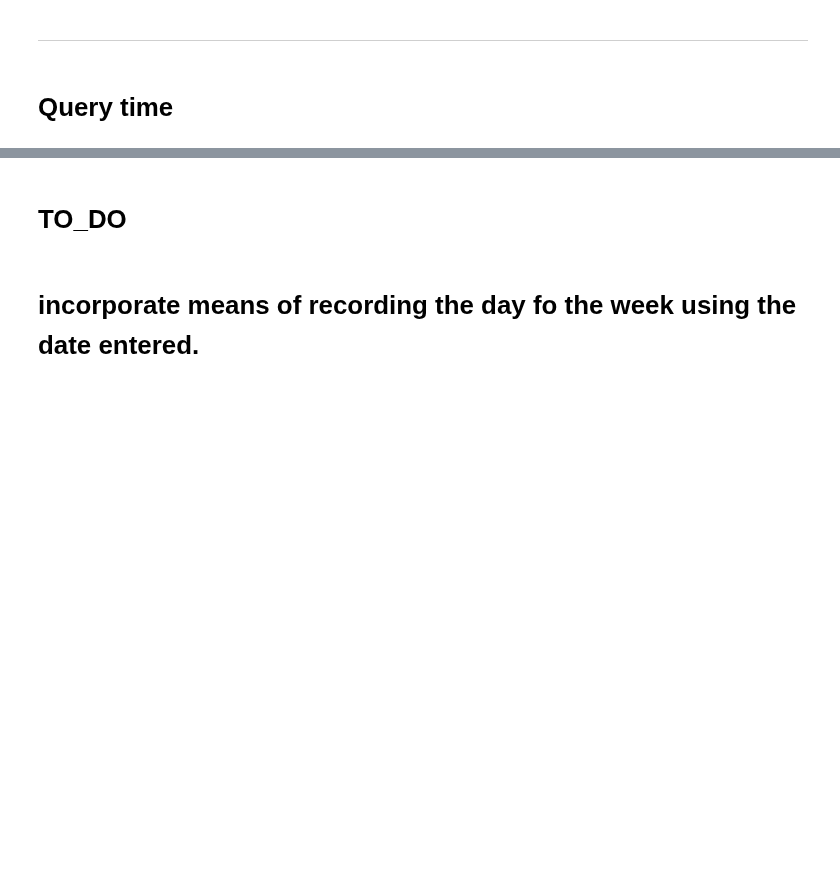
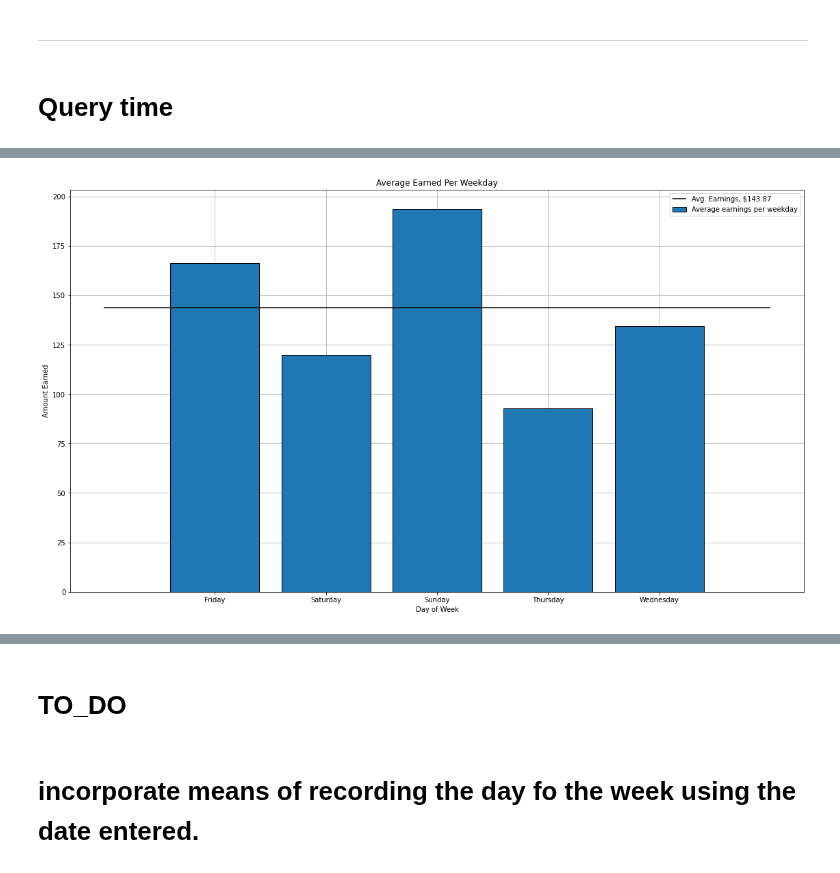
Before and after one commit to HendersonAlec2212/jj_earnings_tracker, a Jupyter notebook: jj_shift_record_and_visualization.ipynb, the cells around one changed output, grey strips where cells are left out. Drawn from its saved outputs; the diff is of its cells as text; code cells hidden in the pictures; blank space fills up the shorter version.

```diff
--- a/jj_shift_record_and_visualization.ipynb
+++ b/jj_shift_record_and_visualization.ipynb
@@ -420,3 +467,44 @@ plot_earnings(dataframe)
+# %%
+# set average earnings
+avg_earnings = round(dataframe['combined_earnings'].mean(),2)
+
+# create figure, make big
+fig = plt.figure(figsize = (19.20,10.80))
+
+# set list of weekdays in dataframe
+day_list = dataframe['weekday'].unique()
+
+# performe dataframe aggregations:
+
+# group by weekday
+avg_per_day_df = dataframe.groupby(by=['weekday']).mean()
+#reset index
+avg_per_day_df = avg_per_day_df.reset_index()
+# drop the 1 shift from tuesday
+avg_per_day_df = avg_per_day_df.drop([4])
+
+#set cariables for graphing
+x = avg_per_day_df['weekday']
+y = avg_per_day_df['combined_earnings']
+
+# plot the amounts earned per weekday
+plt.bar(x,y, edgecolor='k', label='Average earnings per weekday', zorder=3)
+
+# plot the average earned per shift for easy comparison
+plt.hlines(avg_earnings, xmin=-1, xmax=len(x), color='k', label=f'Avg. Earnings, ${avg_earnings}', zorder=3.1)
+
+
+plt.xlabel('Day of Week')
+plt.ylabel('Amount Earned')
+plt.title('Average Earned Per Weekday')
+
+plt.grid()
+
+plt.legend()
+plt.savefig('visualizations/avg_per_weekday.png')
+plt.show()
+# %% [output]
+[figure, added]
 # %%
 display_and_save('jj_earnings')
 # %% [output]
```
Also changed, not shown: parts of 15 cells of this notebook, 6 other files.
